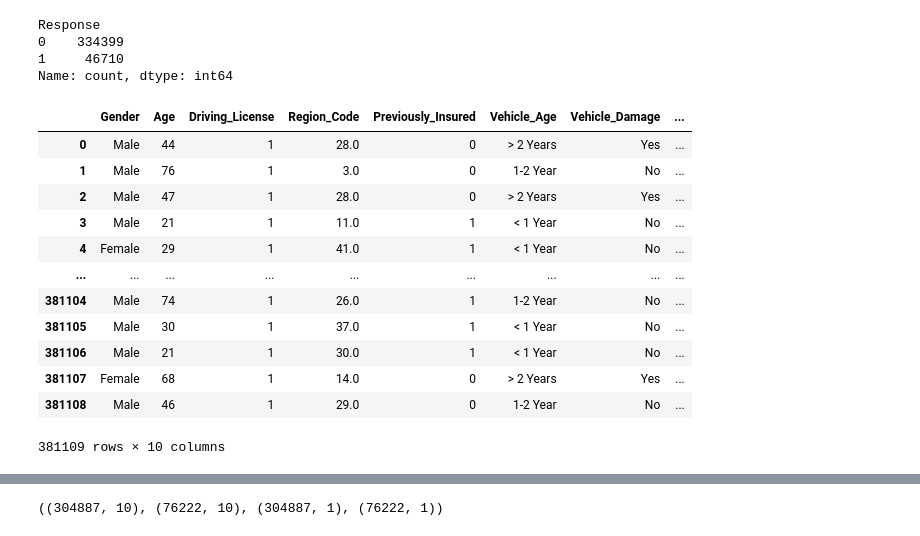
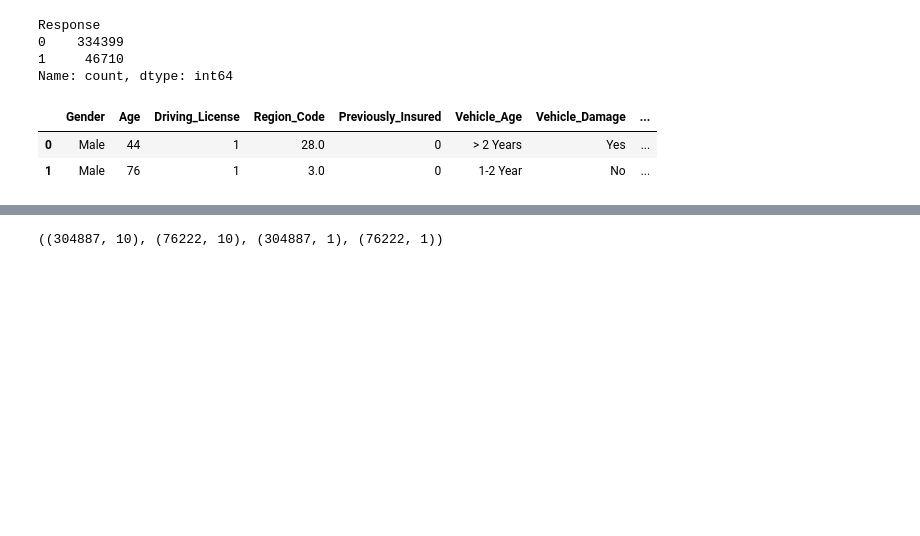
Before and after one commit to PonEzhilSelvan/Cross-Insurance, a Jupyter notebook: Cross-sell-prediction-model.ipynb, the cells around one changed output, grey strips where cells are left out. Saved outputs shown, nothing was run; the diff lists cells and outputs as text; code cells hidden in the pictures; blank space fills up the shorter version.

```diff
--- a/Cross-sell-prediction-model.ipynb
+++ b/Cross-sell-prediction-model.ipynb
@@ -214,20 +215,10 @@ model_pipeline = Pipeline (
 )
 # %%
 X = train.drop(columns = tgt_cols + ign_cols )
-X
+X.head(2)
 # %% [output]
 |  | Gender | Age | Driving_License | Region_Code | Previously_Insured | Vehicle_Age | Vehicle_Damage | ... |
 | 0 | Male | 44 | 1 | 28.0 | 0 | > 2 Years | Yes | ... |
 | 1 | Male | 76 | 1 | 3.0 | 0 | 1-2 Year | No | ... |
-| 2 | Male | 47 | 1 | 28.0 | 0 | > 2 Years | Yes | ... |
-| 3 | Male | 21 | 1 | 11.0 | 1 | < 1 Year | No | ... |
-| 4 | Female | 29 | 1 | 41.0 | 1 | < 1 Year | No | ... |
-| ... | ... | ... | ... | ... | ... | ... | ... | ... |
-| 381104 | Male | 74 | 1 | 26.0 | 1 | 1-2 Year | No | ... |
-| 381105 | Male | 30 | 1 | 37.0 | 1 | < 1 Year | No | ... |
-| 381106 | Male | 21 | 1 | 30.0 | 1 | < 1 Year | No | ... |
-| 381107 | Female | 68 | 1 | 14.0 | 0 | > 2 Years | Yes | ... |
-| 381108 | Male | 46 | 1 | 29.0 | 0 | 1-2 Year | No | ... |
-381109 rows × 10 columns
 # %%
 y = train[tgt_cols]
```
Also changed, not shown: parts of 27 cells of this notebook, 7 other files.
